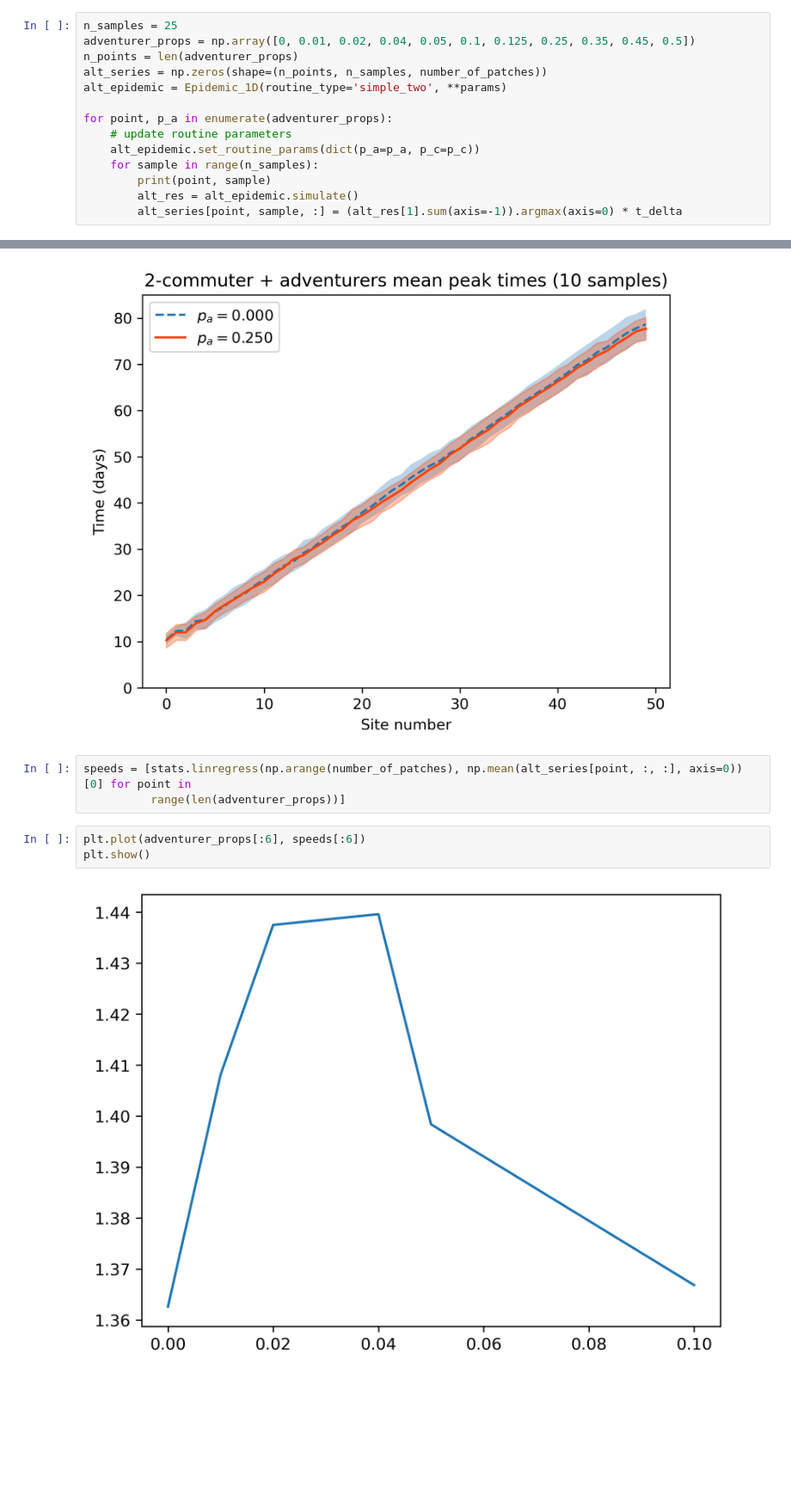
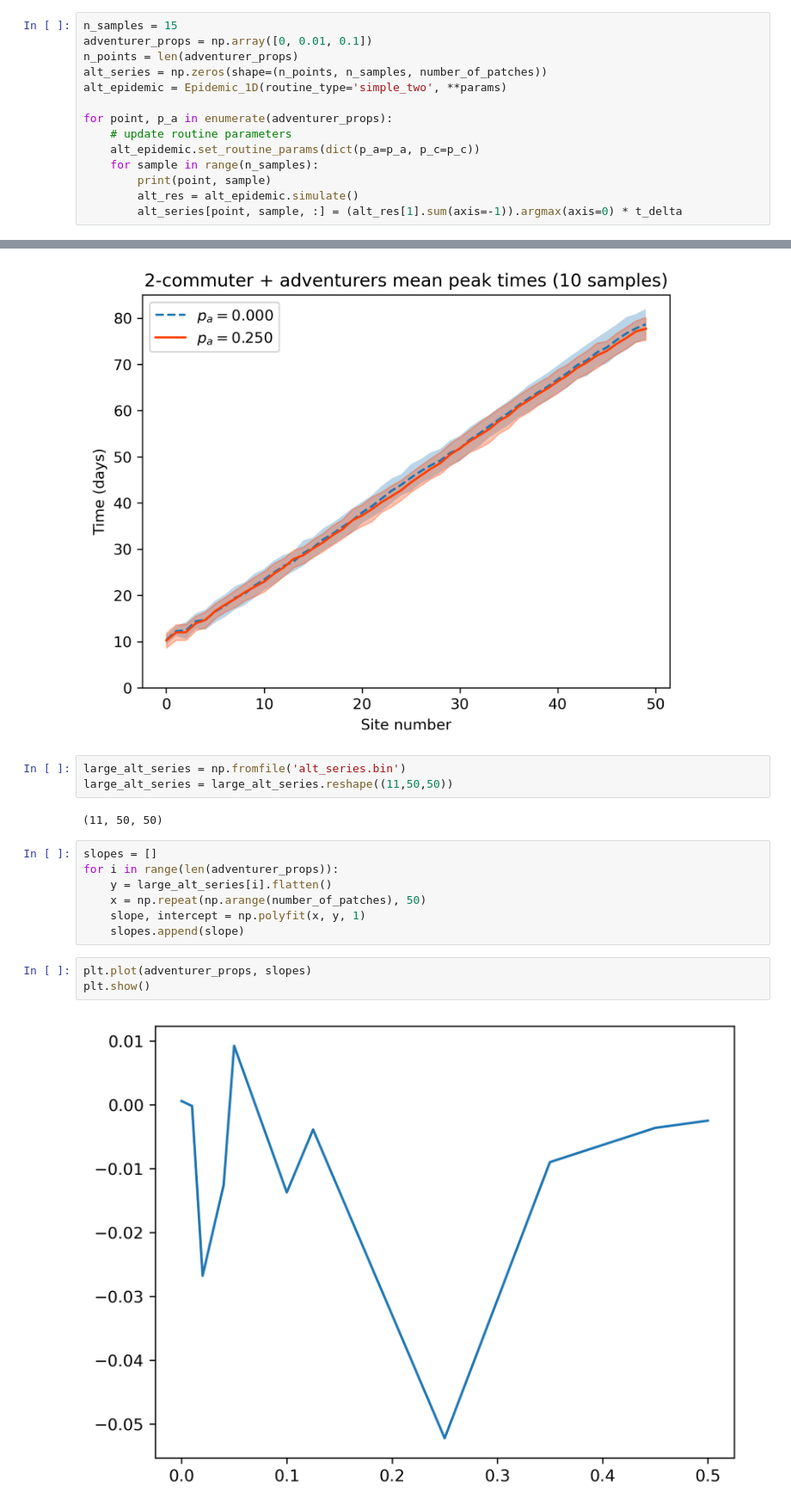
Before and after one commit to joel-winterton/CommutersAndEpidemics, a Jupyter notebook: trajectories/debugging.ipynb, the cells around one changed output, grey strips where cells are left out. Shown at 86% size. Cells and saved outputs as stored; diff of their text form; blank space fills up the shorter version.

```diff
--- a/trajectories/debugging.ipynb
+++ b/trajectories/debugging.ipynb
@@ -19,8 +19,8 @@ params = dict(n=patch_pop, t_max=t_max, k=number_of_patches, t_delta=t_delta)
 p_a = 0.01
 p_c = 0.2
 # %%
-n_samples = 25
-adventurer_props = np.array([0, 0.01, 0.02, 0.04, 0.05, 0.1, 0.125, 0.25, 0.35, 0.45, 0.5])
+n_samples = 15
+adventurer_props = np.array([0, 0.01, 0.1])
 n_points = len(adventurer_props)
 alt_series = np.zeros(shape=(n_points, n_samples, number_of_patches))
 alt_epidemic = Epidemic_1D(routine_type='simple_two', **params)
@@ -98,11 +115,20 @@ plt.ylim(0, 85)
 plt.show()
 # %% [output]
 [figure]
+# %%
+large_alt_series = np.fromfile('alt_series.bin')
+large_alt_series = large_alt_series.reshape((11,50,50))
+# %% [output]
+(11, 50, 50)
 # %%
-speeds = [stats.linregress(np.arange(number_of_patches), np.mean(alt_series[point, :, :], axis=0))[0] for point in
-          range(len(adventurer_props))]
+slopes = []
+for i in range(len(adventurer_props)):
+    y = large_alt_series[i].flatten()
+    x = np.repeat(np.arange(number_of_patches), 50)
+    slope, intercept = np.polyfit(x, y, 1)
+    slopes.append(slope)
 # %%
-plt.plot(adventurer_props[:6], speeds[:6])
+plt.plot(adventurer_props, slopes)
 plt.show()
 # %% [output]
-[figure, old version]
+[figure, new version]
```
Also changed, not shown: parts of 3 cells of this notebook, 6 other files.
